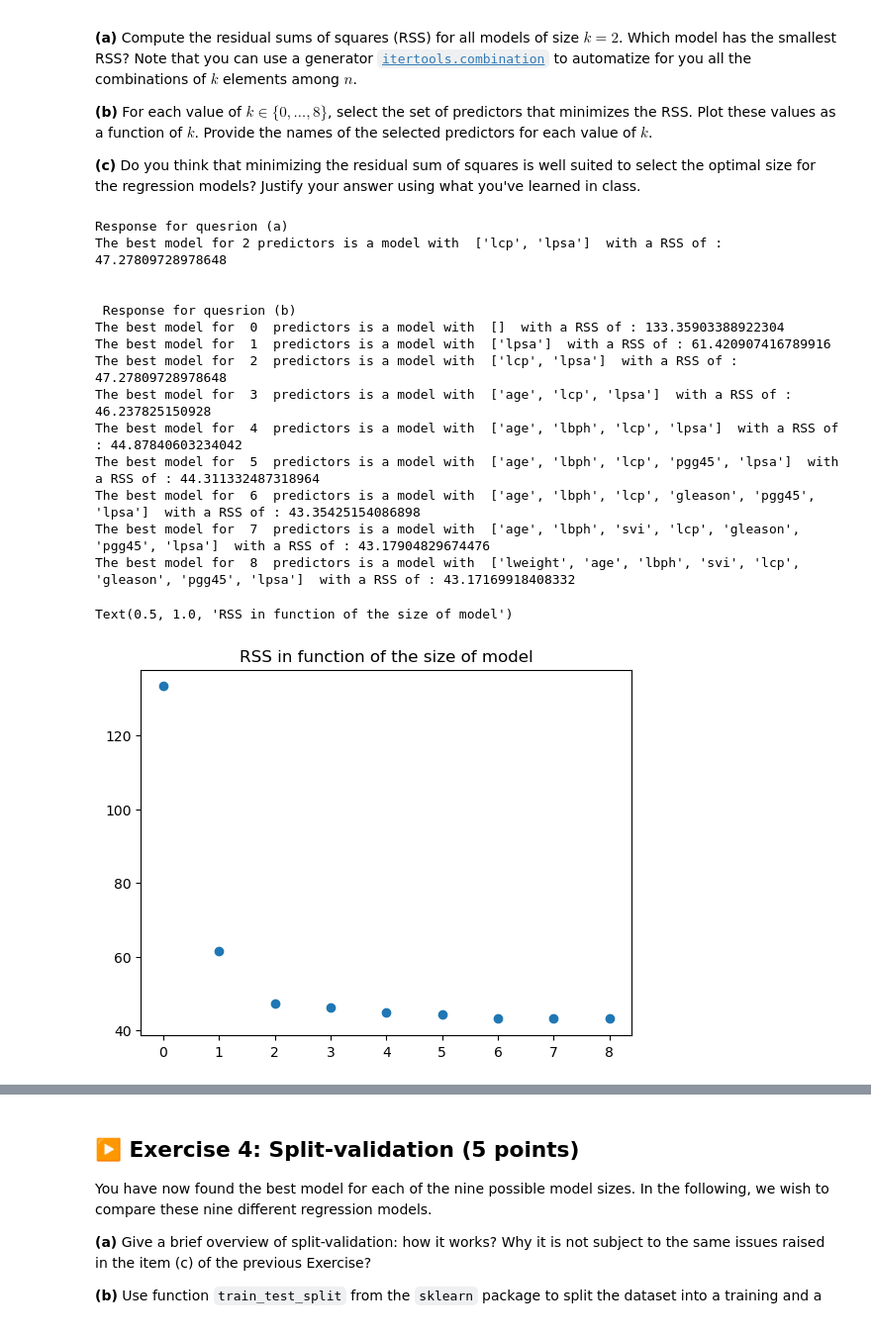
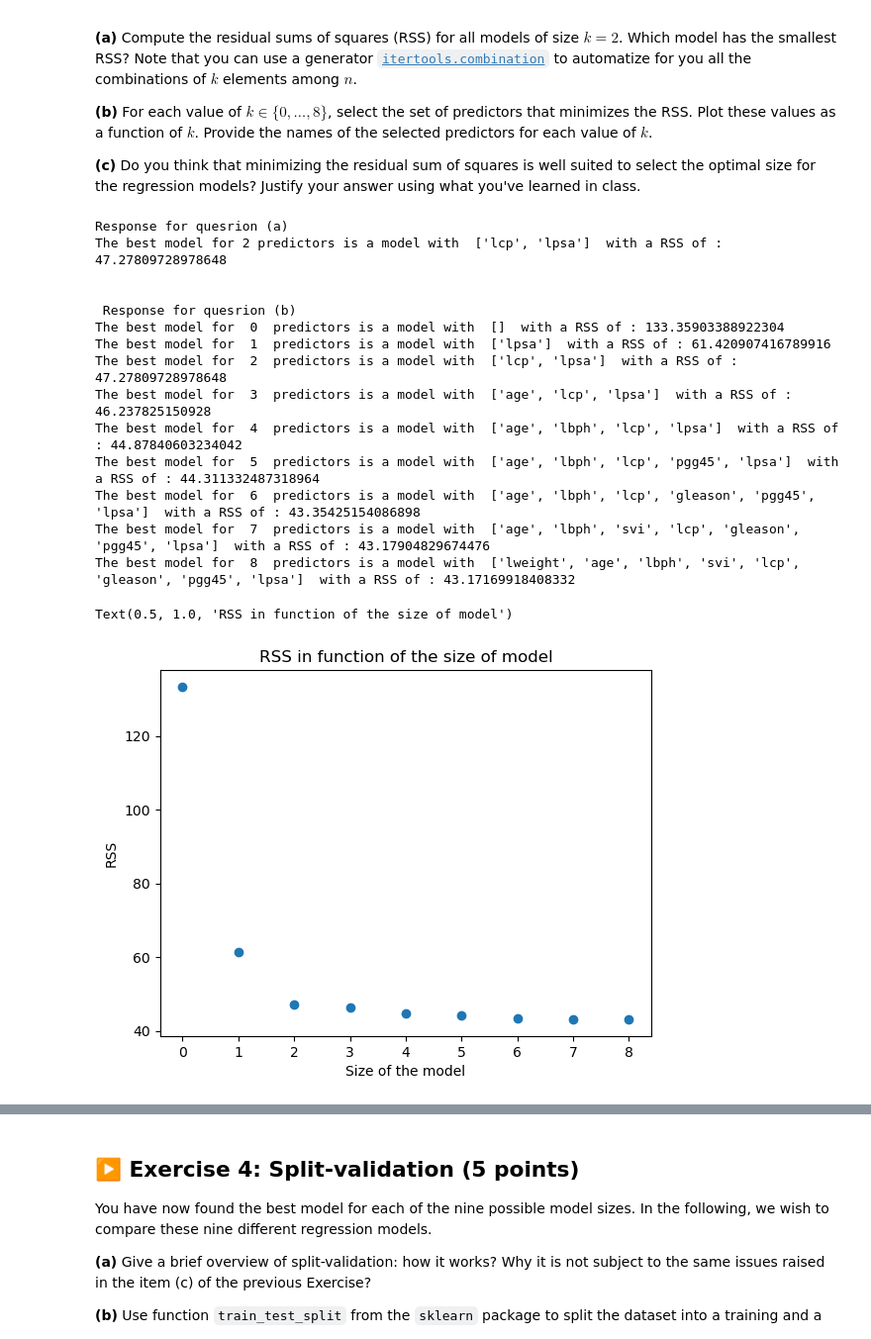
Before and after one commit to leozsc/TP1-ISLA, a Jupyter notebook: TP1/TP1.ipynb, the cells around one changed output, grey strips where cells are left out. Shown at 99% size. Cells and saved outputs as stored; diff of their text form; code cells hidden in the pictures.

```diff
--- a/TP1/TP1.ipynb
+++ b/TP1/TP1.ipynb
@@ -601,34 +659,38 @@ def find_best_rss(n):
                 min_model = (combin, results.ssr)
     return min_model
 
+modelsDic = {}
 min_model = find_best_rss(2)
 print("Response for quesrion (a)")
 print ("The best model for 2 predictors is a model with ", min_model[0]," with a RSS of :", min_model[1])
 
 print("\n \n Response for quesrion (b)")
 X = [k for k in range(0,9)]
 Y =[]
 for x in X:
     min_model = find_best_rss(x)
+    modelsDic[x] = min_model[0]
     print("The best model for ",x," predictors is a model with ", min_model[0]," with a RSS of :", min_model[1])
     Y.append(min_model[1])
 plt.plot(X,Y,'o')
+plt.xlabel("Size of the model")
+plt.ylabel("RSS")
 plt.title('RSS in function of the size of model')
 # %% [output]
 Response for quesrion (a)
 The best model for 2 predictors is a model with  ['lcp', 'lpsa']  with a RSS of : 47.27809728978648
 
 
  Response for quesrion (b)
 The best model for  0  predictors is a model with  []  with a RSS of : 133.35903388922304
 The best model for  1  predictors is a model with  ['lpsa']  with a RSS of : 61.420907416789916
 The best model for  2  predictors is a model with  ['lcp', 'lpsa']  with a RSS of : 47.27809728978648
 The best model for  3  predictors is a model with  ['age', 'lcp', 'lpsa']  with a RSS of : 46.237825150928
 The best model for  4  predictors is a model with  ['age', 'lbph', 'lcp', 'lpsa']  with a RSS of : 44.87840603234042
 The best model for  5  predictors is a model with  ['age', 'lbph', 'lcp', 'pgg45', 'lpsa']  with a RSS of : 44.311332487318964
 The best model for  6  predictors is a model with  ['age', 'lbph', 'lcp', 'gleason', 'pgg45', 'lpsa']  with a RSS of : 43.35425154086898
 The best model for  7  predictors is a model with  ['age', 'lbph', 'svi', 'lcp', 'gleason', 'pgg45', 'lpsa']  with a RSS of : 43.17904829674476
 The best model for  8  predictors is a model with  ['lweight', 'age', 'lbph', 'svi', 'lcp', 'gleason', 'pgg45', 'lpsa']  with a RSS of : 43.17169918408332
 Text(0.5, 1.0, 'RSS in function of the size of model')
-[figure, old version]
+[figure, new version]
 # %% [markdown]
```
Also changed, not shown: parts of 9 cells of this notebook.
